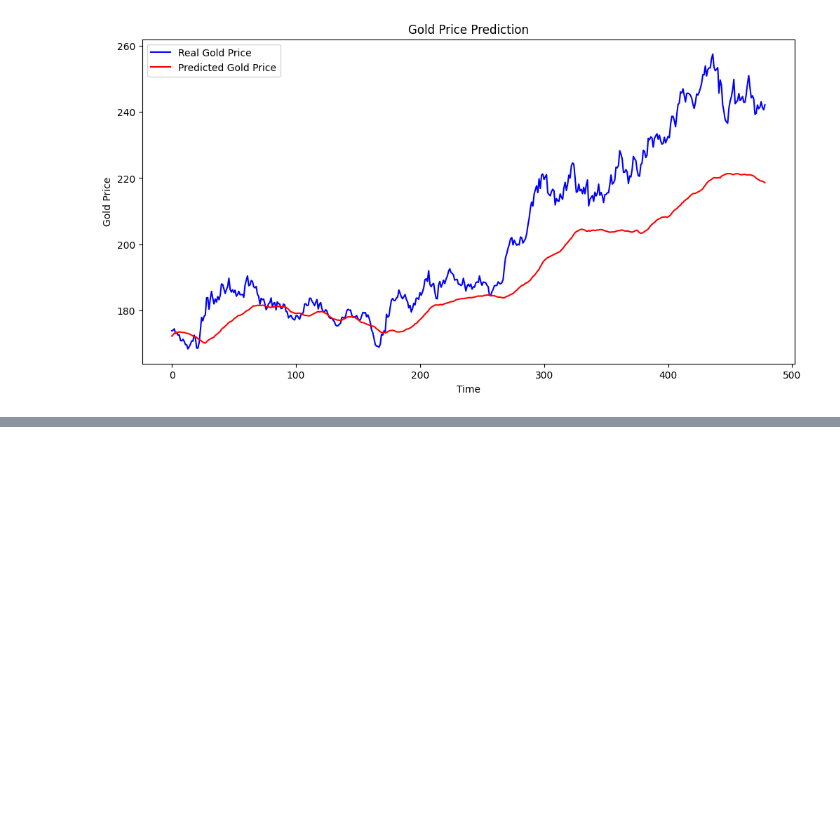
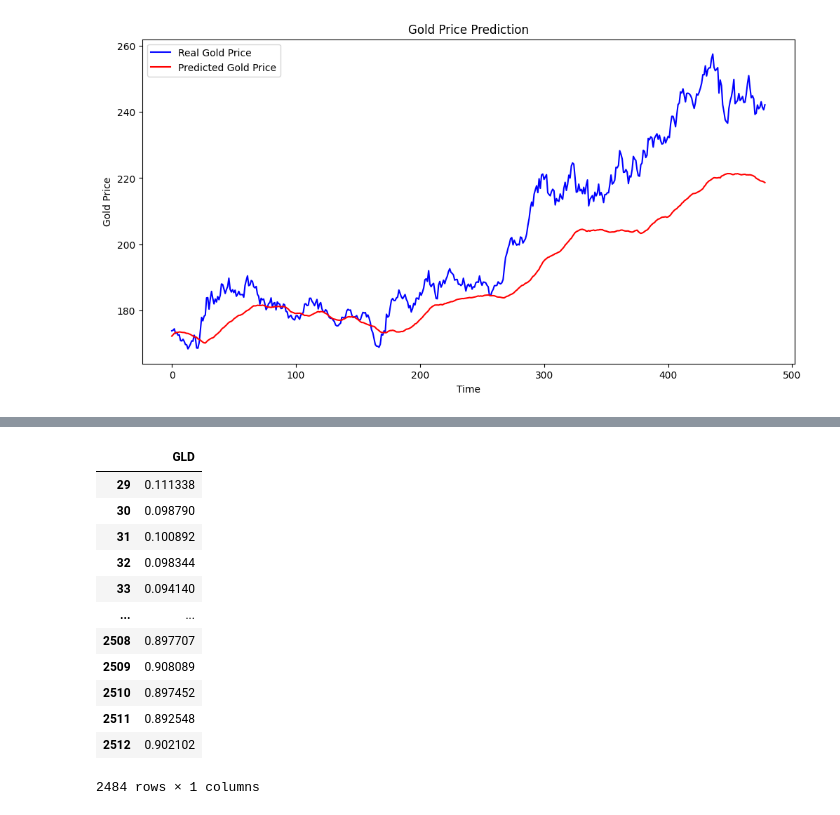
Before and after one commit to sejfovskienes/training_model, a Jupyter notebook: training/train9.ipynb, the cells around one changed output, grey strips where cells are left out. Saved outputs shown, nothing was run; the diff lists cells and outputs as text; code cells hidden in the pictures; blank space fills up the shorter version.

```diff
--- a/training/train9.ipynb
+++ b/training/train9.ipynb
@@ -282,0 +357,16 @@ Final validation loss: 0.001211
+# %%
+y
+# %% [output]
+|  | GLD |
+| 29 | 0.111338 |
+| 30 | 0.098790 |
+| 31 | 0.100892 |
+| 32 | 0.098344 |
+| 33 | 0.094140 |
+| ... | ... |
+| 2508 | 0.897707 |
+| 2509 | 0.908089 |
+| 2510 | 0.897452 |
+| 2511 | 0.892548 |
+| 2512 | 0.902102 |
+2484 rows × 1 columns
```
Also changed, not shown: parts of 13 cells of this notebook.
